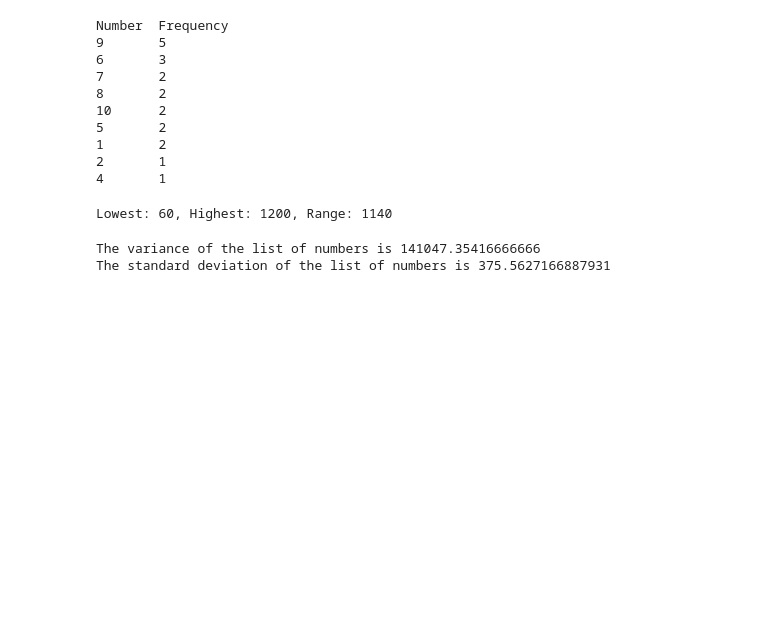
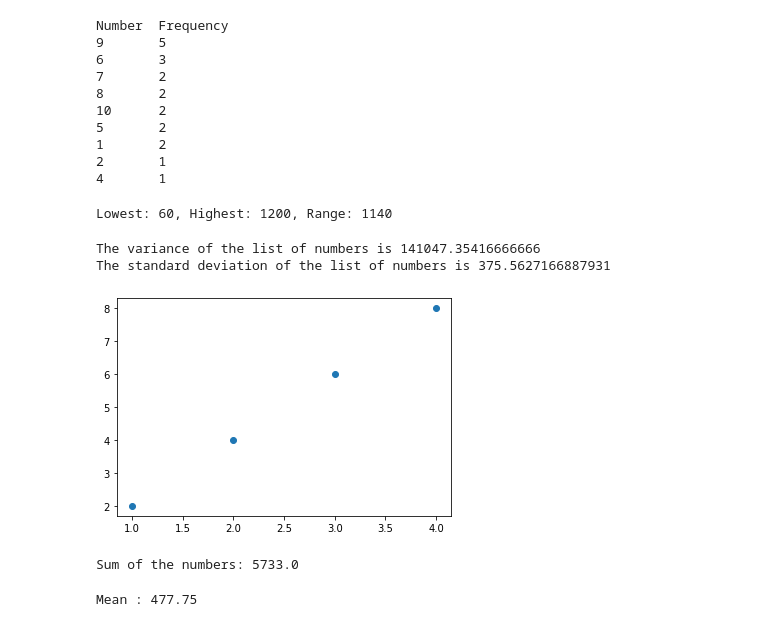
Before and after one commit to mrkkokku/prep, a Jupyter notebook: python/Math/Chap03_statistics.ipynb, the cells around one changed output. Drawn from its saved outputs; the diff is of its cells as text; code cells hidden in the pictures; blank space fills up the shorter version.

```diff
--- a/python/Math/Chap03_statistics.ipynb
+++ b/python/Math/Chap03_statistics.ipynb
@@ -289,3 +289,63 @@ def find_corr_x_y(x, y):
     correlation = numerator / denominator
 
     return correlation
+# %%
+'''
+Scatter Plots
+'''
+
+import matplotlib.pyplot as plt
+
+x = [1, 2, 3, 4]
+y = [2, 4, 6, 8]
+
+plt.scatter(x, y)
+# plot 대신 scatter 쓴 것 확인
+
+plt.show()
+# %% [output]
+[figure, added]
+# %%
+'''
+Reading Data from a Text File
+'''
+
+def sum_data(filename):
+    s = 0
+    with open(filename) as f:
+
+        for line in f:
+            s = s + float(line)
+
+    print(f"Sum of the numbers: {s}")
+
+sum_data("mydata.txt")
+# %% [output]
+Sum of the numbers: 5733.0
+# %%
+'''
+Calculating the mean of numbers stored in a file
+'''
+
+# 파일을 list로 반환
+def read_data(filename):
+    numbers = []
+
+    with open(filename) as f:
+        for line in f:
+            numbers.append(float(line))
+    return numbers
+
+def calculate_mean(numbers):
+    s = sum(numbers)
+    N = len(numbers)
+    mean = s / N
+
+    return mean
+
+data = read_data("mydata.txt")
+mean = calculate_mean(data)
+
+print(f"Mean : {mean}")
+# %% [output]
+Mean : 477.75
```
Also changed, not shown: parts of 2 cells of this notebook, 4 other files.
